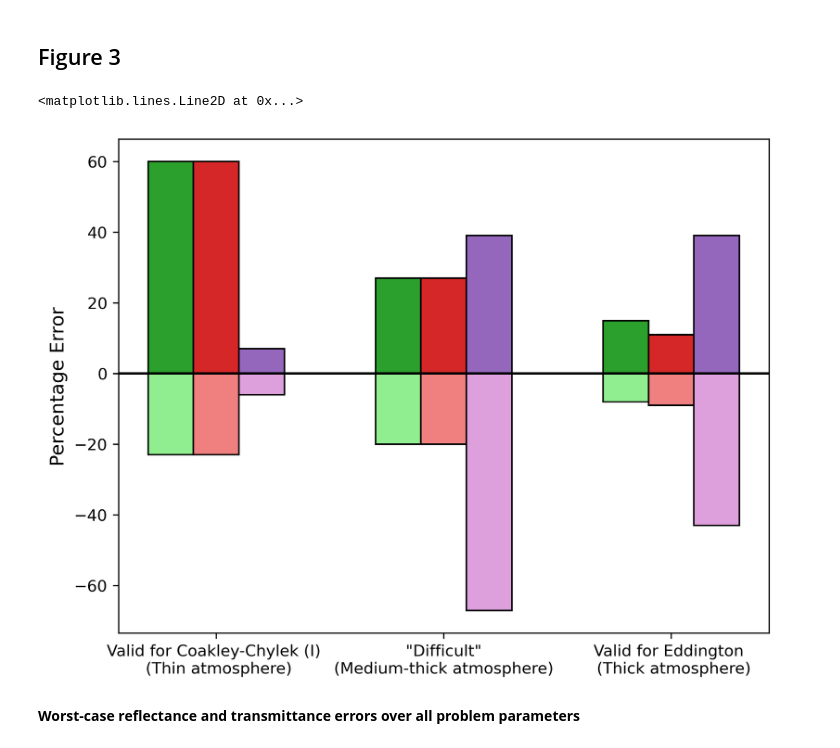
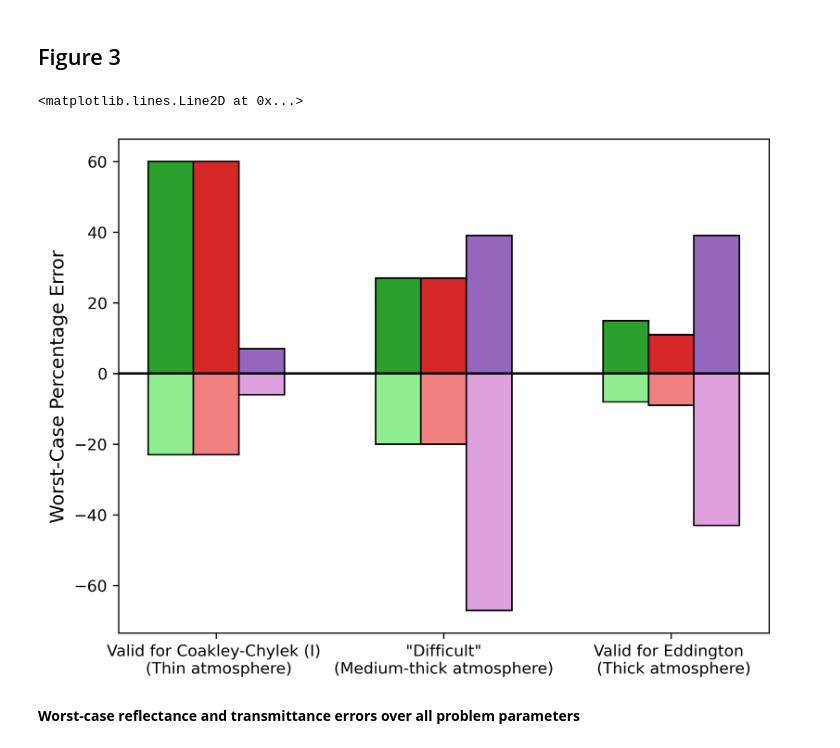
Before and after one commit to LDEO-CREW/Two-streams_revisited_code, a Jupyter notebook: Two-stream_revisited_code.ipynb, the cells around one changed output. Cells and saved outputs as stored; diff of their text form; code cells hidden in the pictures.

```diff
--- a/Two-stream_revisited_code.ipynb
+++ b/Two-stream_revisited_code.ipynb
@@ -936,35 +939,35 @@ fig, ax = plt.subplots(layout="constrained", dpi=300)
 for attribute, measurement in R.items():
     offset = width * multiplier
     rects = ax.bar(
         x + offset,
         measurement,
         width,
         label=attribute,
         edgecolor="black",
         color=colors[multiplier + 2],
     )
     multiplier += 1
 
 multiplier = 0
 bottom_index = 0
 for attribute, measurement in T.items():
     offset = width * multiplier
     rects = ax.bar(
         x + offset,
         measurement,
         width,
         label=attribute,
         edgecolor="black",
         color=["lightgreen", "lightcoral", "plum"][multiplier],
     )
     multiplier += 1
 
-ax.set_ylabel("Percentage Error", fontsize=12)
+ax.set_ylabel("Worst-Case Percentage Error", fontsize=12)
 ax.set_xticks(x + width, baseline_methods)
 plt.axhline(0, color="black")
 # %% [output]
 <matplotlib.lines.Line2D at 0x...>
-[figure, old version]
+[figure, new version]
 # %% [markdown]
 **Worst-case reflectance and transmittance errors over all problem parameters**
 # %%
```
Also changed, not shown: parts of 14 cells of this notebook, 2 other files.
